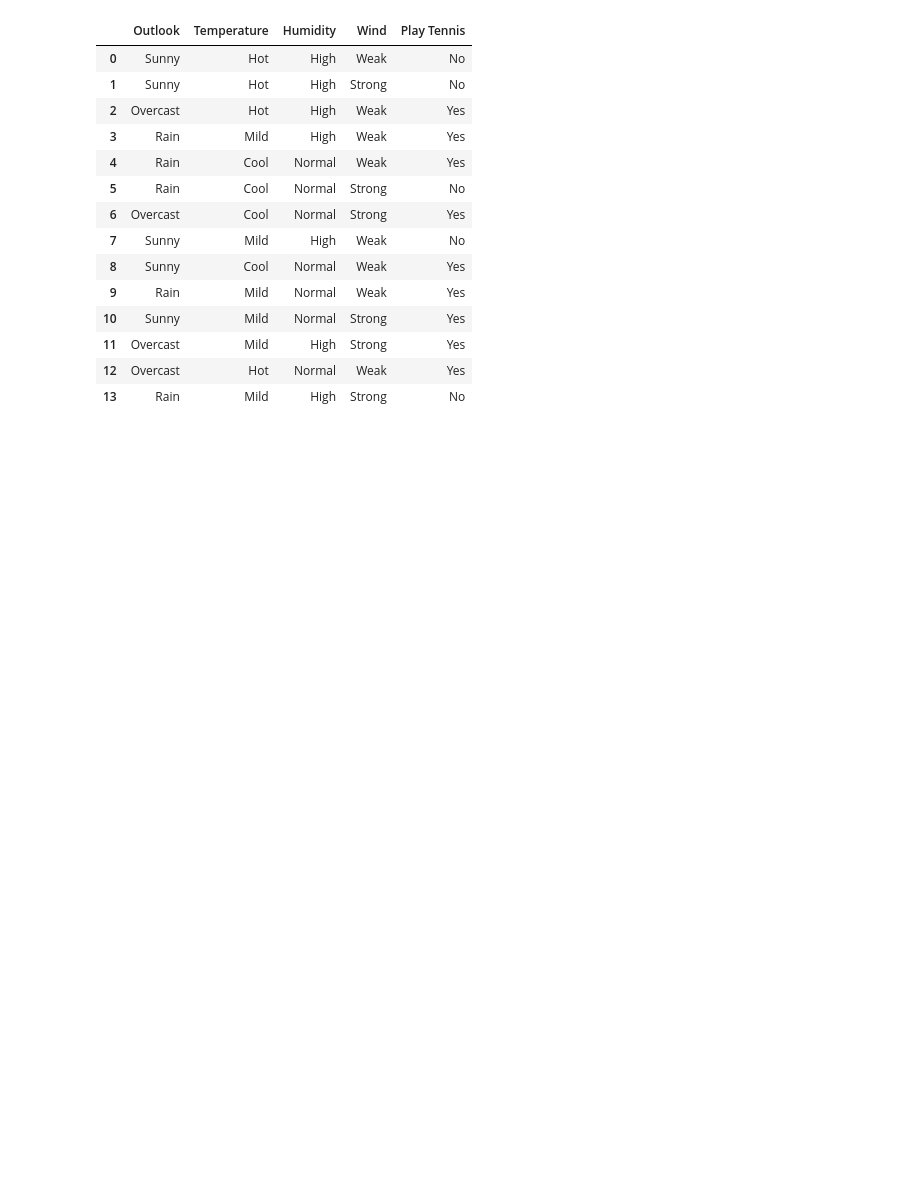
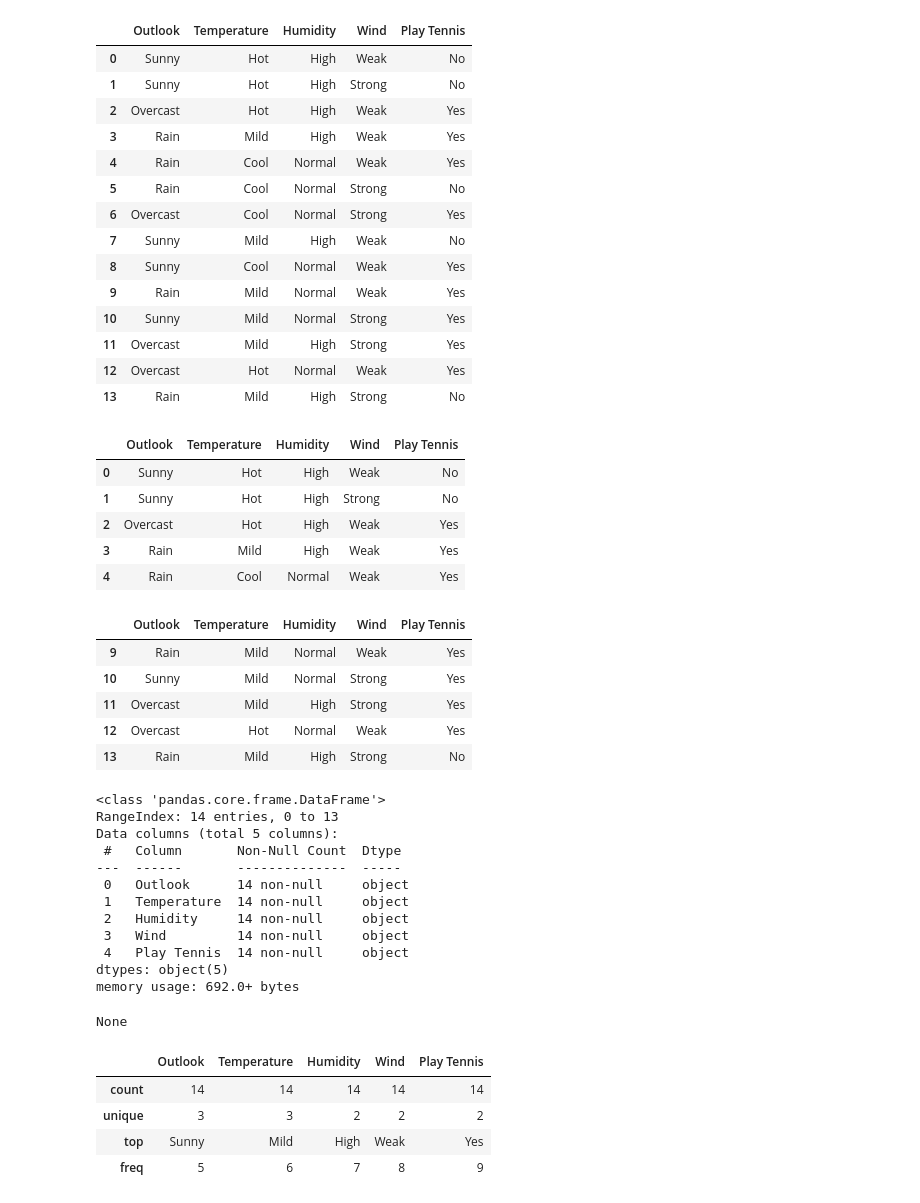
Before and after one commit to situkangsayur/probstat-lesson, a Jupyter notebook: latihan1_probstat.ipynb, the cells around one changed output. Saved outputs shown, nothing was run; the diff lists cells and outputs as text; code cells hidden in the pictures; blank space fills up the shorter version.

```diff
--- a/latihan1_probstat.ipynb
+++ b/latihan1_probstat.ipynb
@@ -19,3 +19,39 @@ df
 | 11 | Overcast | Mild | High | Strong | Yes |
 | 12 | Overcast | Hot | Normal | Weak | Yes |
 | 13 | Rain | Mild | High | Strong | No |
+# %%
+display(df.head()) # View the first few rows
+display(df.tail())
+display(df.info()) # Get information about data types and non-null values
+display(df.describe()) # Get descriptive statistics for numerical columns
+# %% [output]
+|  | Outlook | Temperature | Humidity | Wind | Play Tennis |
+| 0 | Sunny | Hot | High | Weak | No |
+| 1 | Sunny | Hot | High | Strong | No |
+| 2 | Overcast | Hot | High | Weak | Yes |
+| 3 | Rain | Mild | High | Weak | Yes |
+| 4 | Rain | Cool | Normal | Weak | Yes |
+|  | Outlook | Temperature | Humidity | Wind | Play Tennis |
+| 9 | Rain | Mild | Normal | Weak | Yes |
+| 10 | Sunny | Mild | Normal | Strong | Yes |
+| 11 | Overcast | Mild | High | Strong | Yes |
+| 12 | Overcast | Hot | Normal | Weak | Yes |
+| 13 | Rain | Mild | High | Strong | No |
+<class 'pandas.core.frame.DataFrame'>
+RangeIndex: 14 entries, 0 to 13
+Data columns (total 5 columns):
+ #   Column       Non-Null Count  Dtype
+---  ------       --------------  -----
+ 0   Outlook      14 non-null     object
+ 1   Temperature  14 non-null     object
+ 2   Humidity     14 non-null     object
+ 3   Wind         14 non-null     object
+ 4   Play Tennis  14 non-null     object
+dtypes: object(5)
+memory usage: 692.0+ bytes
+None
+|  | Outlook | Temperature | Humidity | Wind | Play Tennis |
+| count | 14 | 14 | 14 | 14 | 14 |
+| unique | 3 | 3 | 2 | 2 | 2 |
+| top | Sunny | Mild | High | Weak | Yes |
+| freq | 5 | 6 | 7 | 8 | 9 |
```
Also changed, not shown: parts of 4 cells of this notebook, 2 other files.
